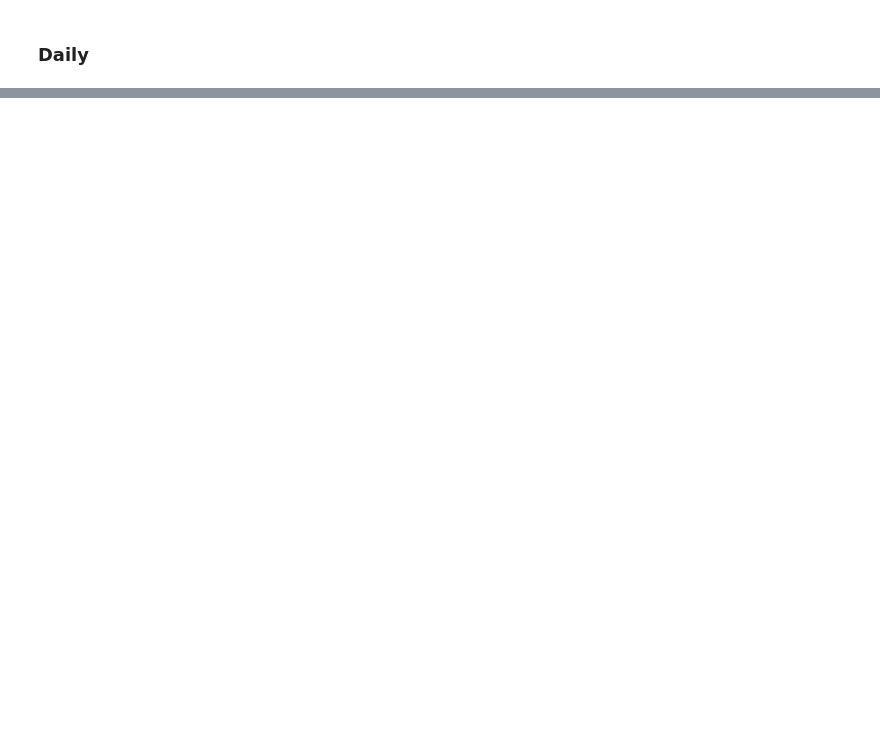
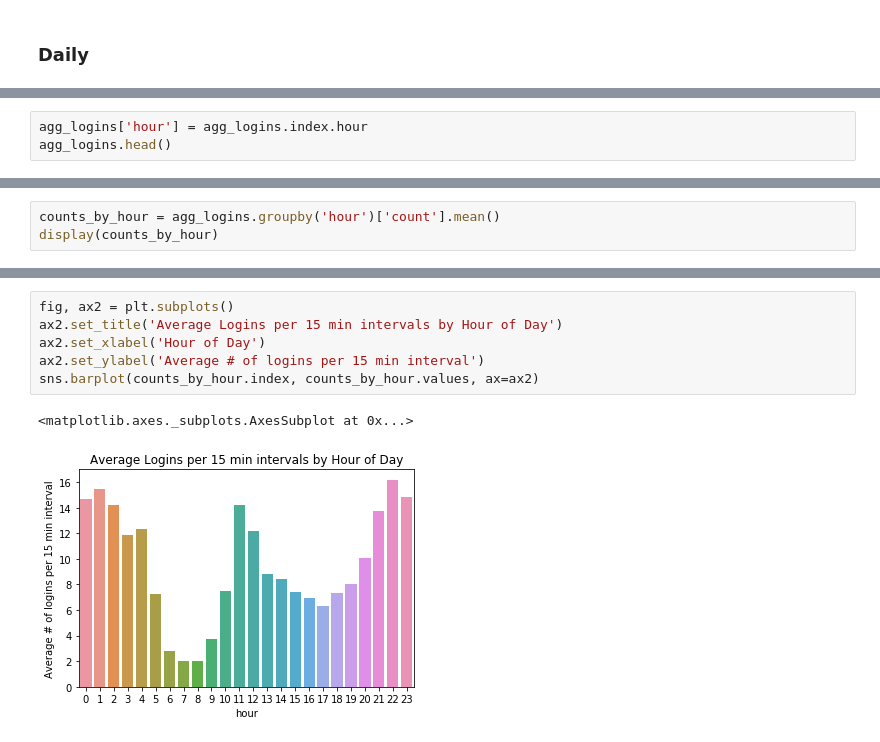
Before and after one commit to markd227/Springboard, a Jupyter notebook: Projects/Unit 26.2 Take Home Challenge/Part 1 - EDA.ipynb, the cells around one changed output, grey strips where cells are left out. Drawn from its saved outputs; the diff is of its cells as text; blank space fills up the shorter version.

```diff
--- a/Projects/Unit 26.2 Take Home Challenge/Part 1 - EDA.ipynb
+++ b/Projects/Unit 26.2 Take Home Challenge/Part 1 - EDA.ipynb
@@ -147,0 +137,3 @@ agg_logins.plot(xlim=('1970-04-05 03:00:00','1970-04-05 06:00:00'))
+# %%
+agg_logins['hour'] = agg_logins.index.hour
+agg_logins.head()
@@ -147,0 +148,3 @@ agg_logins.plot(xlim=('1970-04-05 03:00:00','1970-04-05 06:00:00'))
+# %%
+counts_by_hour = agg_logins.groupby('hour')['count'].mean()
+display(counts_by_hour)
@@ -147,0 +169,9 @@ agg_logins.plot(xlim=('1970-04-05 03:00:00','1970-04-05 06:00:00'))
+# %%
+fig, ax2 = plt.subplots()
+ax2.set_title('Average Logins per 15 min intervals by Hour of Day')
+ax2.set_xlabel('Hour of Day')
+ax2.set_ylabel('Average # of logins per 15 min interval')
+sns.barplot(counts_by_hour.index, counts_by_hour.values, ax=ax2)
+# %% [output]
+<matplotlib.axes._subplots.AxesSubplot at 0x...>
+[figure, added]
```
Also changed, not shown: parts of 17 cells of this notebook.
